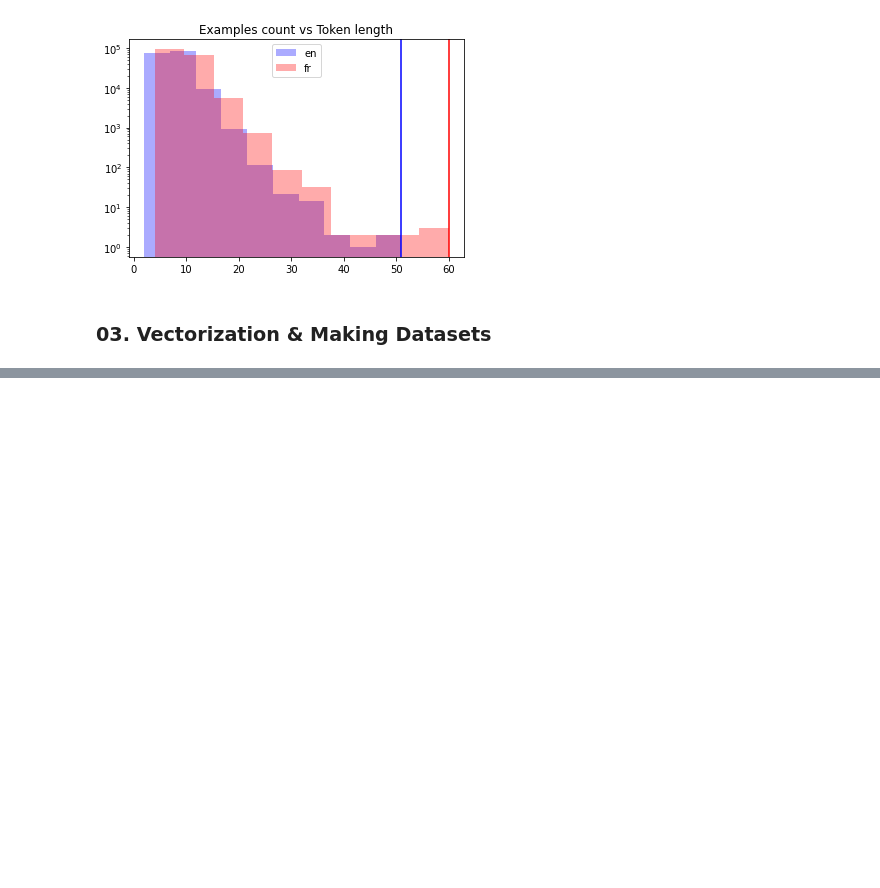
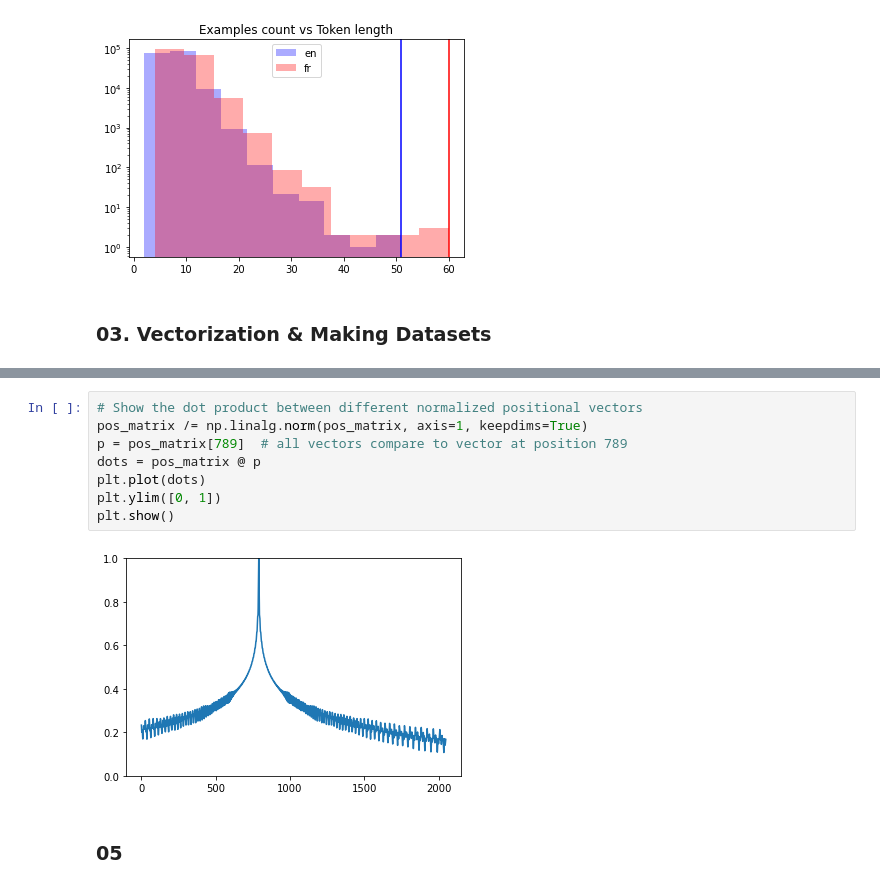
Before and after one commit to Manny-97/Transformer-Model-With-Attention, a Jupyter notebook: transformer.ipynb, the cells around one changed output, grey strips where cells are left out. Saved outputs shown, nothing was run; the diff lists cells and outputs as text; blank space fills up the shorter version.

```diff
--- a/transformer.ipynb
+++ b/transformer.ipynb
@@ -96,0 +263,12 @@ plt.show()
+# %%
+# Show the dot product between different normalized positional vectors
+pos_matrix /= np.linalg.norm(pos_matrix, axis=1, keepdims=True)
+p = pos_matrix[789]  # all vectors compare to vector at position 789
+dots = pos_matrix @ p
+plt.plot(dots)
+plt.ylim([0, 1])
+plt.show()
+# %% [output]
+[figure, added]
+# %% [markdown]
+### 05
```
Also changed, not shown: parts of 28 cells of this notebook.
